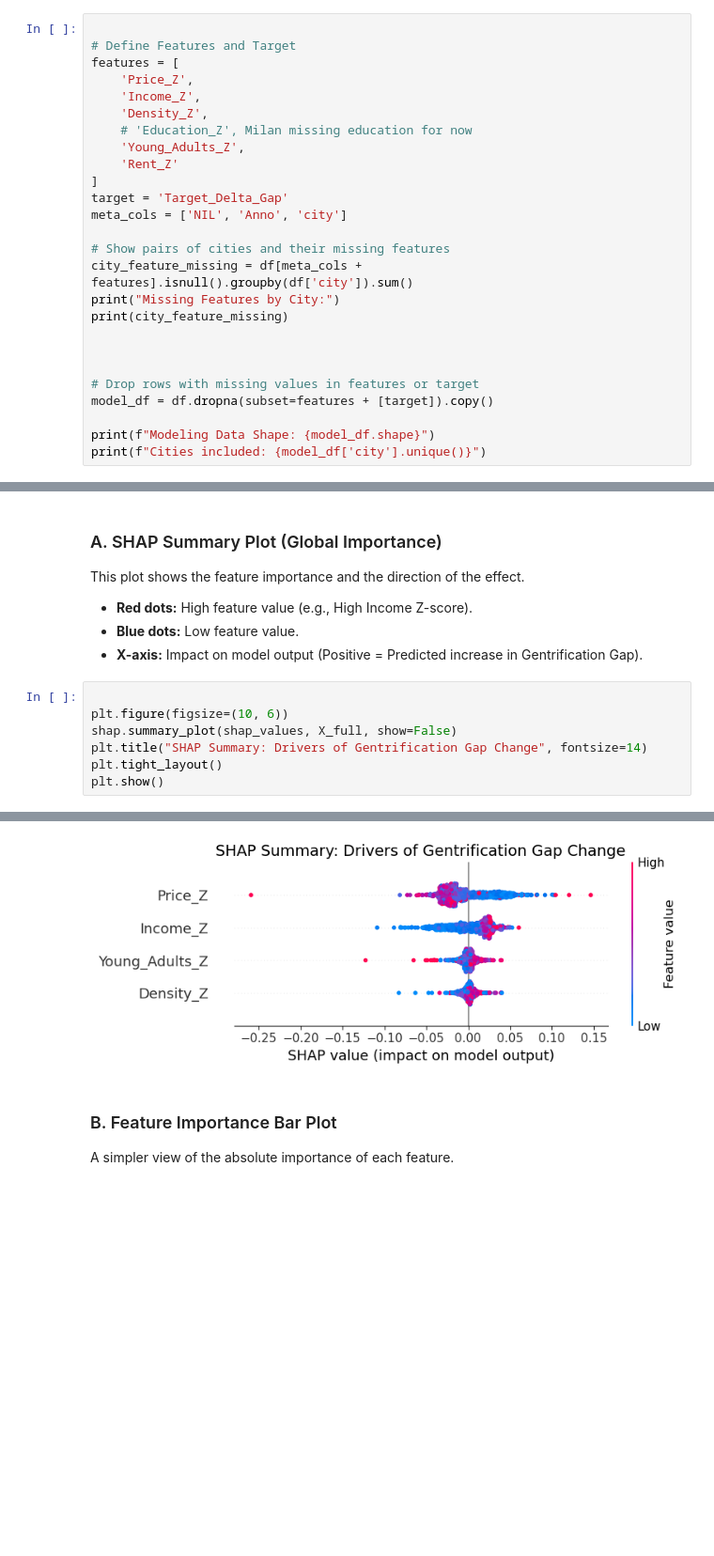
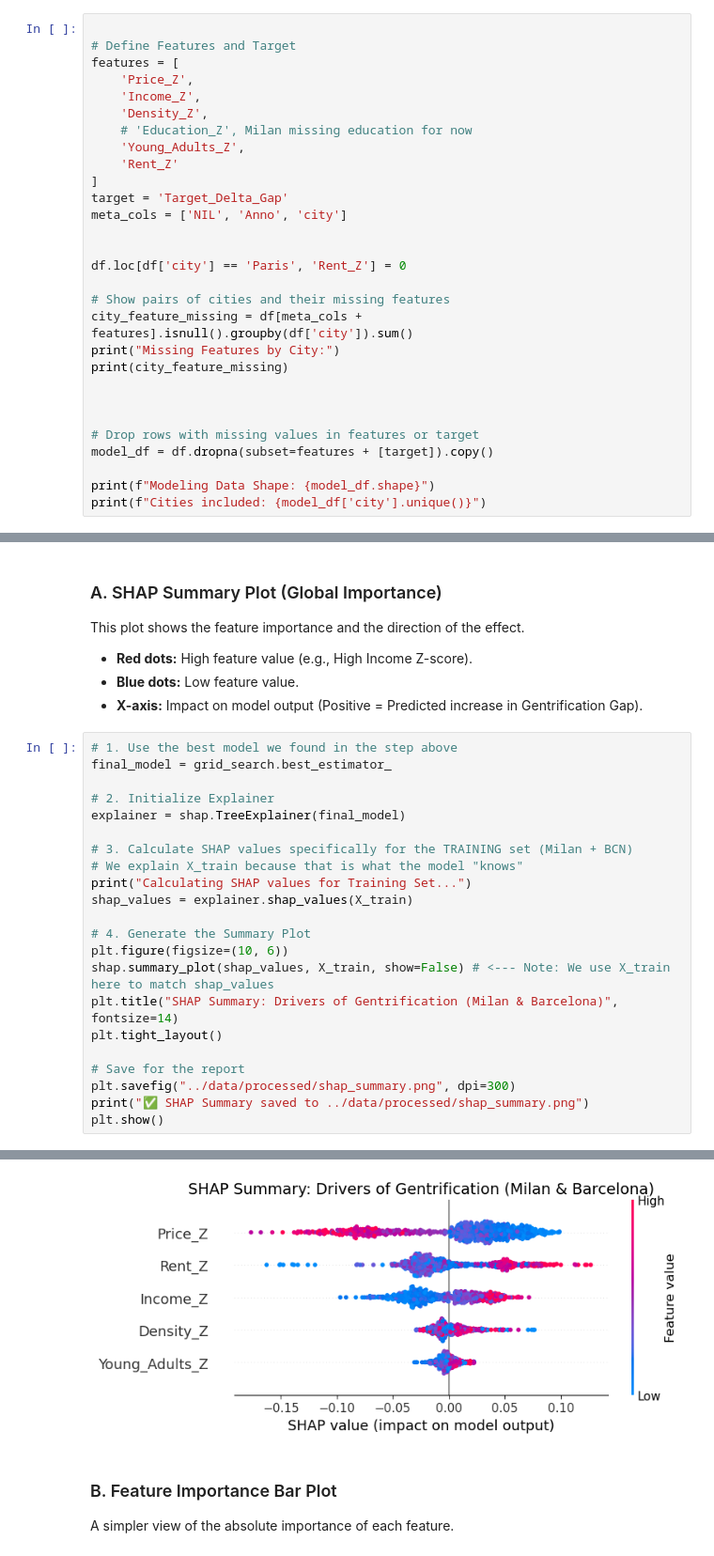
Before and after one commit to Androm3d/DALAS-gentrification-analysis, a Jupyter notebook: notebooks/RFandSHAP.ipynb, the cells around one changed output, grey strips where cells are left out. Shown at 94% size. Drawn from its saved outputs; the diff is of its cells as text; blank space fills up the shorter version.

```diff
--- a/notebooks/RFandSHAP.ipynb
+++ b/notebooks/RFandSHAP.ipynb
@@ -58,6 +58,9 @@ features = [
 target = 'Target_Delta_Gap'
 meta_cols = ['NIL', 'Anno', 'city']
 
+
+df.loc[df['city'] == 'Paris', 'Rent_Z'] = 0
+
 # Show pairs of cities and their missing features
 city_feature_missing = df[meta_cols + features].isnull().groupby(df['city']).sum()
 print("Missing Features by City:")
@@ -198,10 +264,25 @@ This plot shows the feature importance and the direction of the effect.
 * **Blue dots:** Low feature value.
 * **X-axis:** Impact on model output (Positive = Predicted increase in Gentrification Gap).
 # %%
+# 1. Use the best model we found in the step above
+final_model = grid_search.best_estimator_
 
+# 2. Initialize Explainer
+explainer = shap.TreeExplainer(final_model)
+
+# 3. Calculate SHAP values specifically for the TRAINING set (Milan + BCN)
+# We explain X_train because that is what the model "knows"
+print("Calculating SHAP values for Training Set...")
+shap_values = explainer.shap_values(X_train)
+
+# 4. Generate the Summary Plot
 plt.figure(figsize=(10, 6))
-shap.summary_plot(shap_values, X_full, show=False)
-plt.title("SHAP Summary: Drivers of Gentrification Gap Change", fontsize=14)
+shap.summary_plot(shap_values, X_train, show=False) # <--- Note: We use X_train here to match shap_values
+plt.title("SHAP Summary: Drivers of Gentrification (Milan & Barcelona)", fontsize=14)
 plt.tight_layout()
+
+# Save for the report
+plt.savefig("../data/processed/shap_summary.png", dpi=300)
+print("✅ SHAP Summary saved to ../data/processed/shap_summary.png")
 plt.show()
 # %% [output]
@@ -208,4 +291,4 @@ plt.show()
-[figure, old version]
+[figure, new version]
 # %% [markdown]
 ### B. Feature Importance Bar Plot
 A simpler view of the absolute importance of each feature.
```
Also changed, not shown: parts of 11 cells of this notebook, 3 other files.
